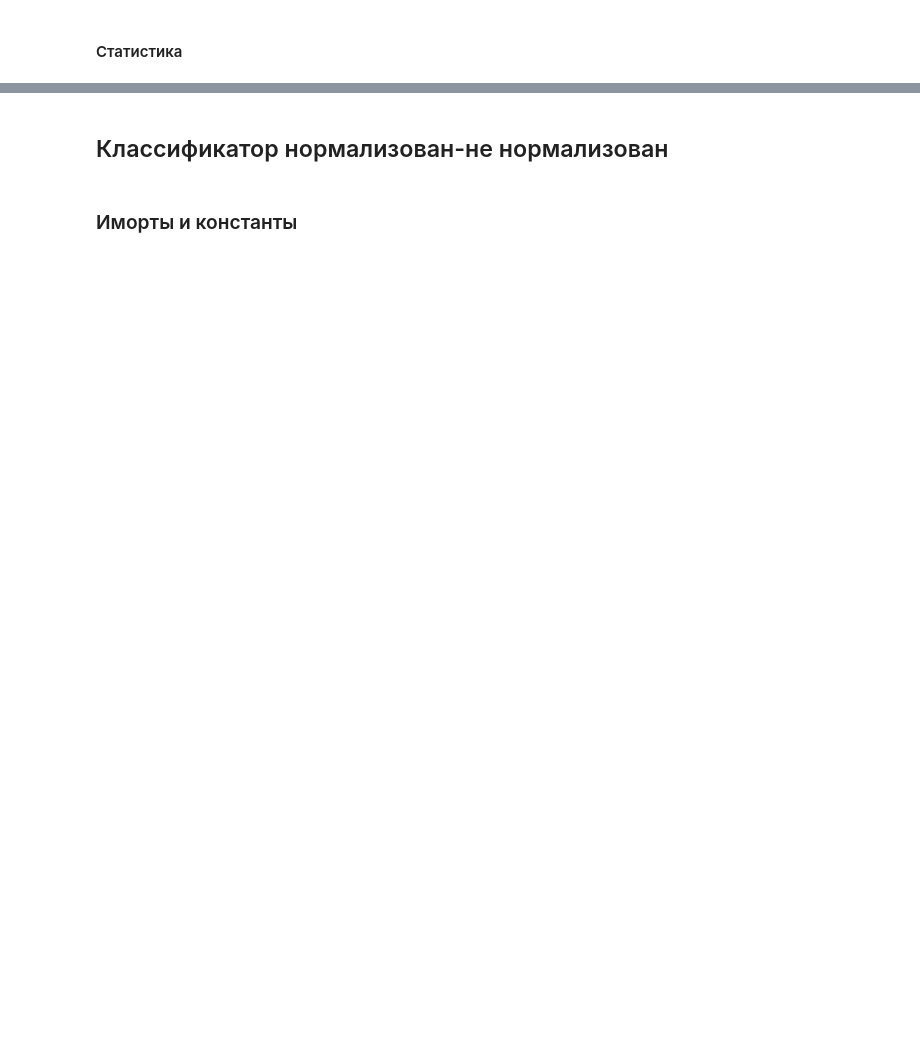
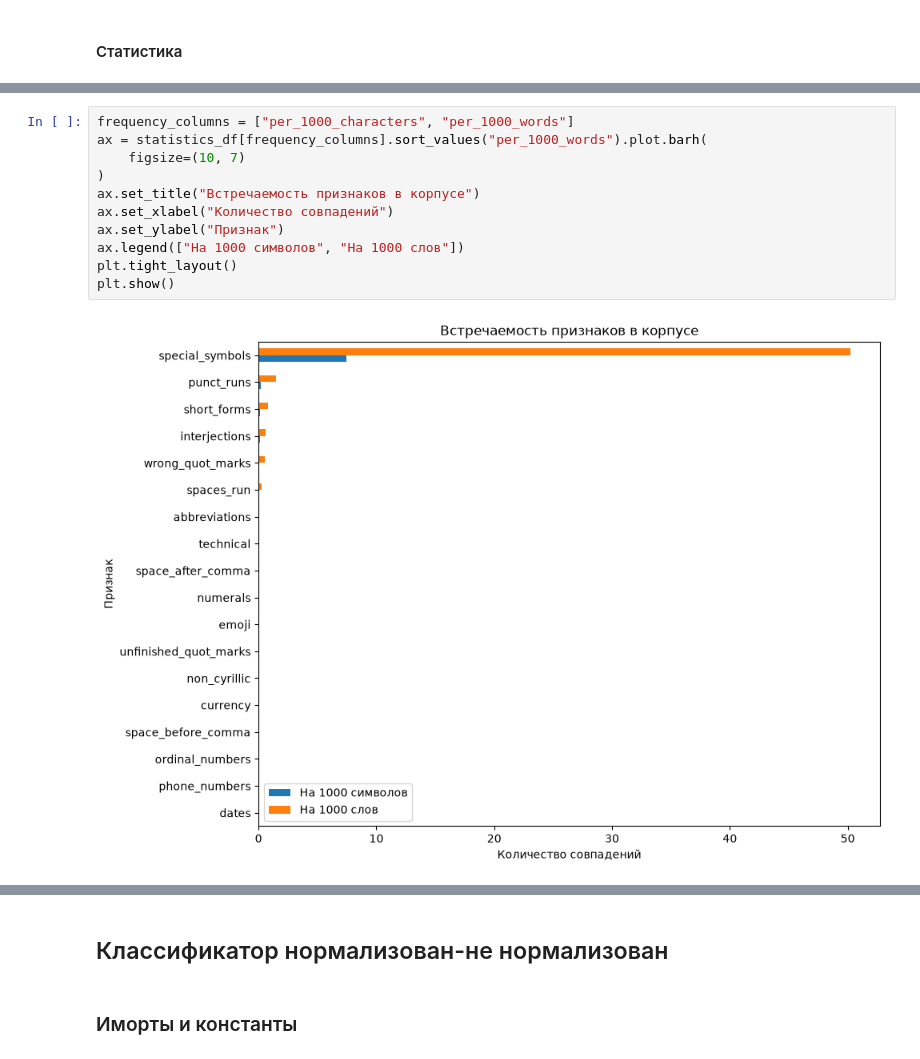
Before and after one commit to ivanVgusev/tts_labs_itmo, a Jupyter notebook: labs/lab1_text/lab1.ipynb, the cells around one changed output, grey strips where cells are left out. Drawn from its saved outputs; the diff is of its cells as text; blank space fills up the shorter version.

```diff
--- a/labs/lab1_text/lab1.ipynb
+++ b/labs/lab1_text/lab1.ipynb
@@ -330,0 +403,13 @@ defaultdict(<class 'collections.Counter'>,
+# %%
+frequency_columns = ["per_1000_characters", "per_1000_words"]
+ax = statistics_df[frequency_columns].sort_values("per_1000_words").plot.barh(
+    figsize=(10, 7)
+)
+ax.set_title("Встречаемость признаков в корпусе")
+ax.set_xlabel("Количество совпадений")
+ax.set_ylabel("Признак")
+ax.legend(["На 1000 символов", "На 1000 слов"])
+plt.tight_layout()
+plt.show()
+# %% [output]
+[figure, added]
```
Also changed, not shown: parts of 33 cells of this notebook, 10 other files.
